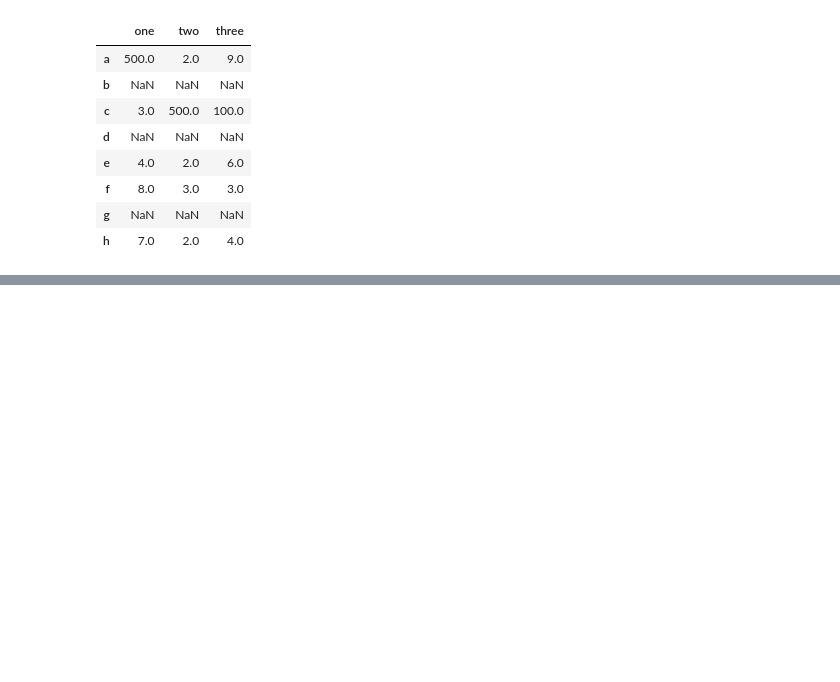
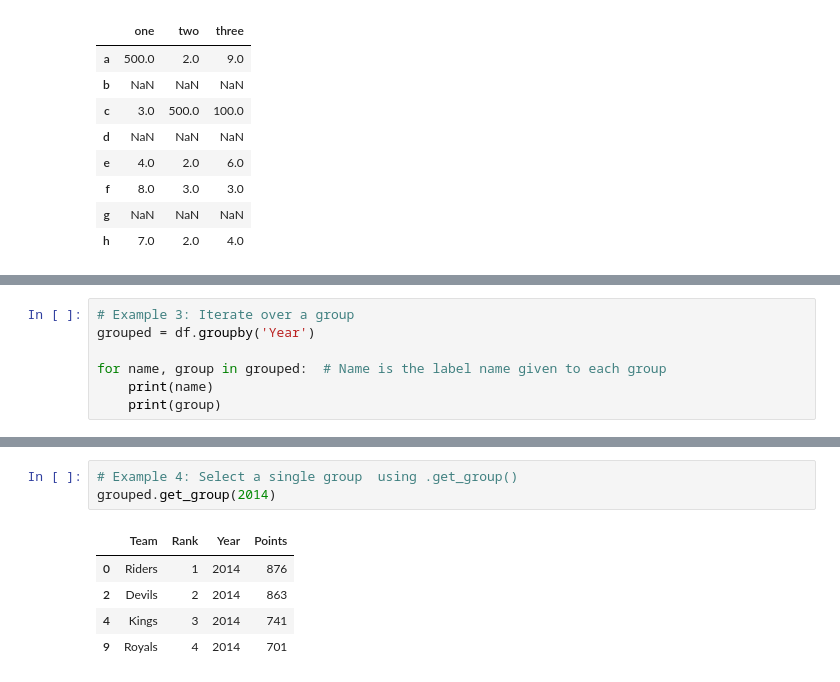
Before and after one commit to mga321/tutorialspoint_notebooks, a Jupyter notebook: pandas.ipynb, the cells around one changed output, grey strips where cells are left out. Cells and saved outputs as stored; diff of their text form; blank space fills up the shorter version.

```diff
--- a/pandas.ipynb
+++ b/pandas.ipynb
@@ -1526,0 +1580,7 @@ df.replace({5:500, 1:100})
+# %%
+# Example 3: Iterate over a group
+grouped = df.groupby('Year')
+
+for name, group in grouped:  # Name is the label name given to each group
+    print(name)
+    print(group)
@@ -1526,0 +1608,9 @@ df.replace({5:500, 1:100})
+# %%
+# Example 4: Select a single group  using .get_group()
+grouped.get_group(2014)
+# %% [output]
+|  | Team | Rank | Year | Points |
+| 0 | Riders | 1 | 2014 | 876 |
+| 2 | Devils | 2 | 2014 | 863 |
+| 4 | Kings | 3 | 2014 | 741 |
+| 9 | Royals | 4 | 2014 | 701 |
```
Also changed, not shown: parts of 8 cells of this notebook.
